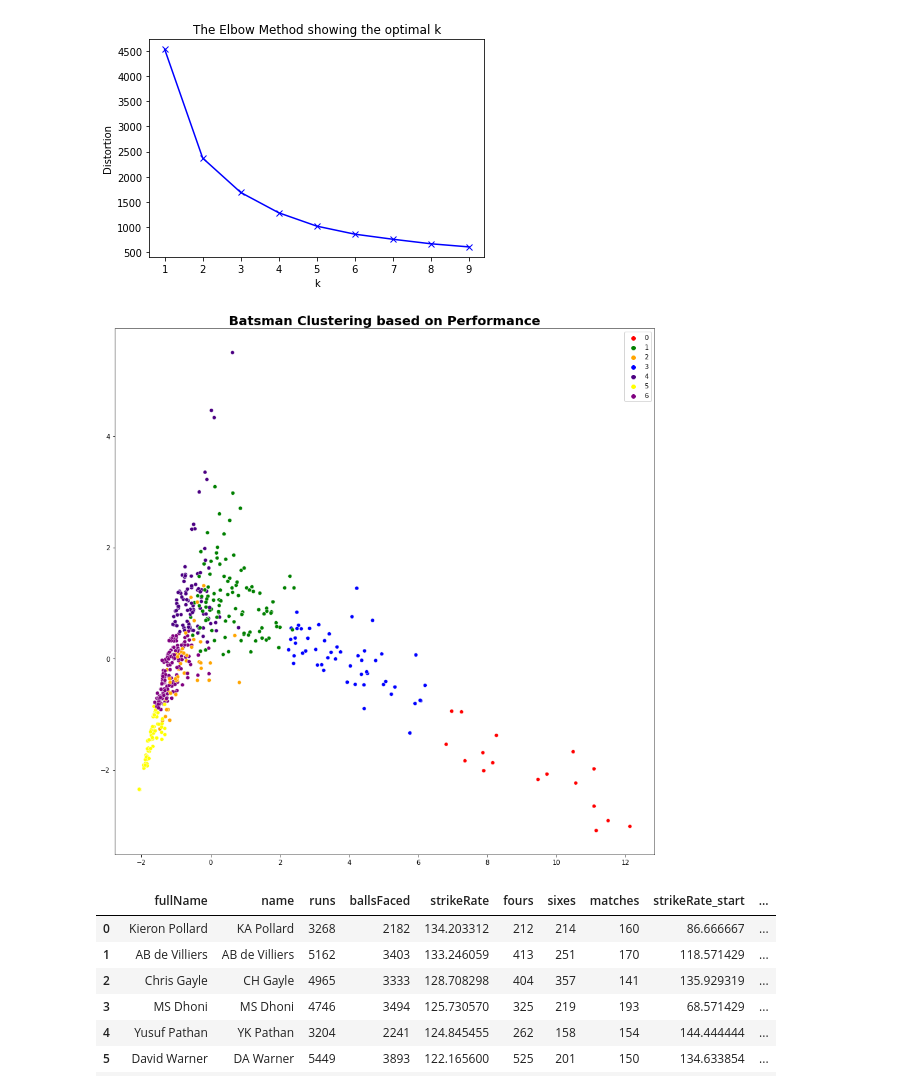
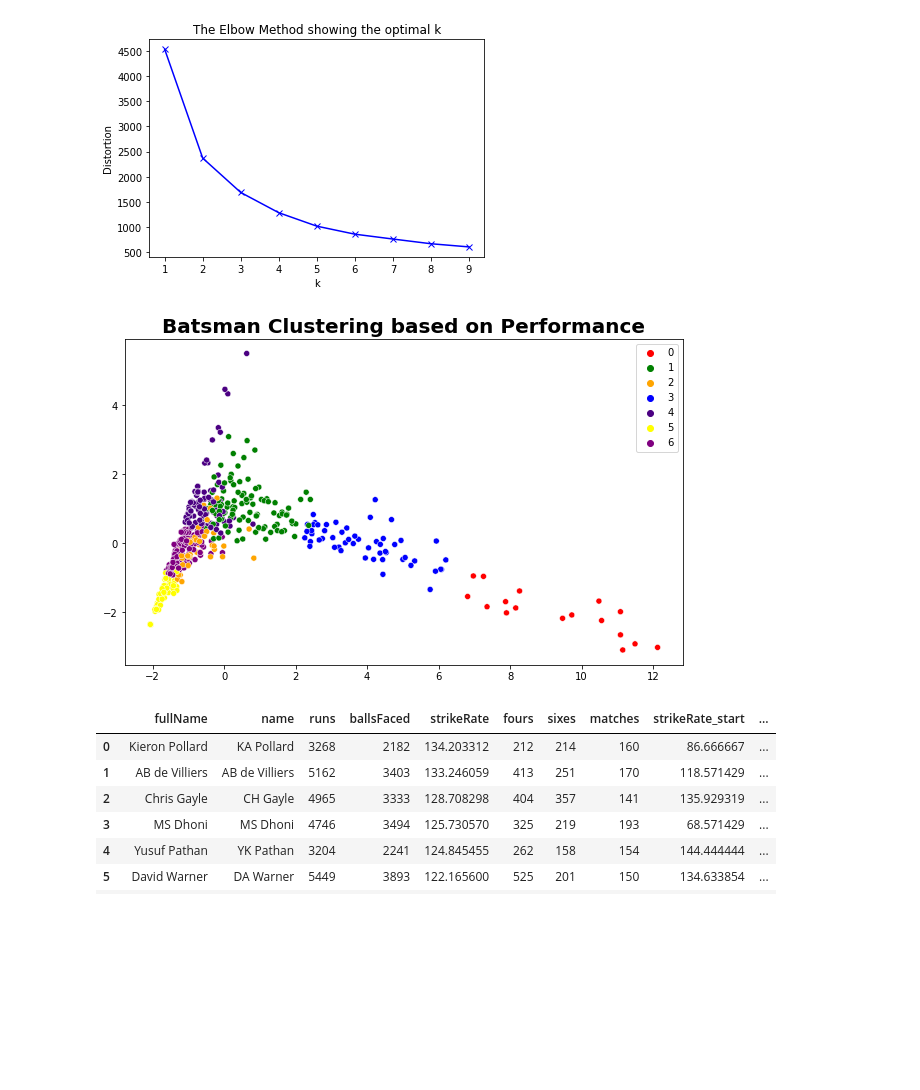
Before and after one commit to RohitRanjangit/IPlDataAnalysis, a Jupyter notebook: src/clusters.ipynb, the cells around one changed output. Drawn from its saved outputs; the diff is of its cells as text; code cells hidden in the pictures; blank space fills up the shorter version.

```diff
--- a/src/clusters.ipynb
+++ b/src/clusters.ipynb
@@ -74,35 +74,35 @@ def cluster_batsman():
     plt.plot(K, distortions, 'bx-')
     plt.xlabel('k')
     plt.ylabel('Distortion')
     plt.title('The Elbow Method showing the optimal k')
     plt.show()
 
     # taking 7 as clusters
     model = KMeans(n_clusters=7, random_state=42, init='k-means++')
     model.fit(X)
     pred = model.predict(X)
     pca = PCA(n_components=2)
     pca.fit(X)
     X_pca = pca.transform(X)
-    plt.figure(figsize=(15,15))
+    plt.figure(figsize=(10,6))
     # plt.scatter(X_pca[:, 0], X_pca[:, 1], c=pred)
     sns.scatterplot(x=X_pca[:, 0], y=X_pca[:, 1], hue=pred, legend='full', palette=['red','green','orange','blue','indigo','yellow','purple'])
     plt.title('Batsman Clustering based on Performance', fontsize=20, fontweight='bold')
     plt.savefig('../img/pngs/batsman_clustering.png', facecolor='w', edgecolor='w')
     plt.show()
 
     batsman_df['cluster'] = pred
     # # top batsman in  cluster 0
     # batsman_0 = batsman_df[batsman_df['cluster'] == 0]
     # # sort batsman_0 by 'strikeRate'
     # batsman_0.sort_values('strikeRate', ascending=False, inplace=True)
     # print(batsman_0.head(10))
     return batsman_df
 
 batsman_df = cluster_batsman()
 # %% [output]
 [figure]
-[figure, old version]
+[figure, new version]
 # %%
 # top batsman in  cluster 0
 batsman_0 = batsman_df[batsman_df['cluster'] == 0]
```
Also changed, not shown: parts of 1 cell of this notebook, 2 other files.
